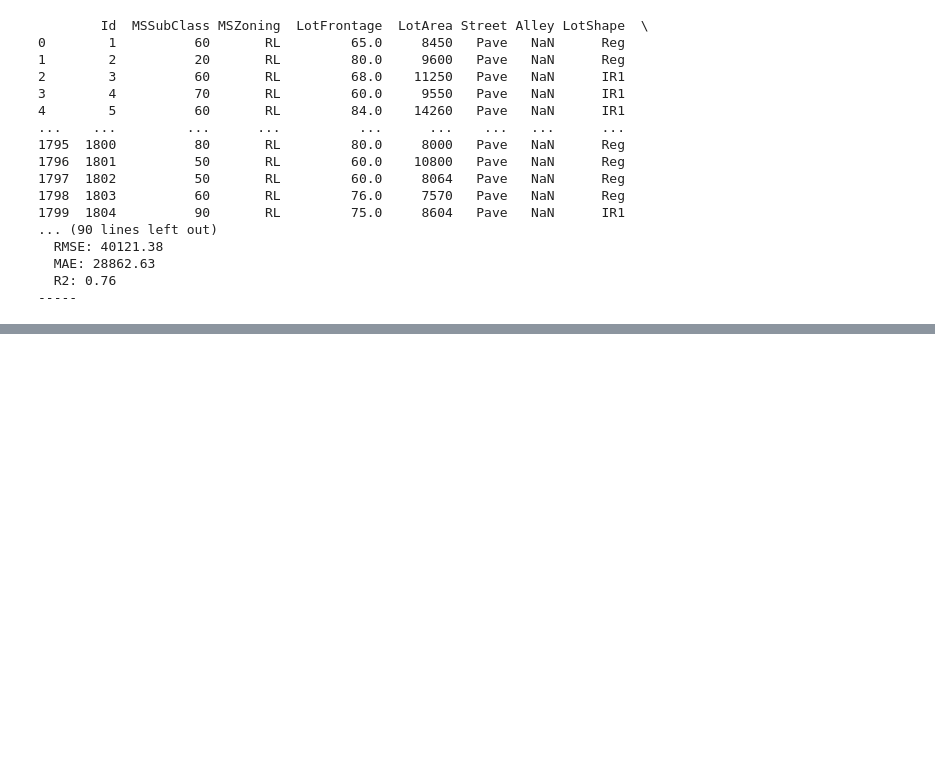
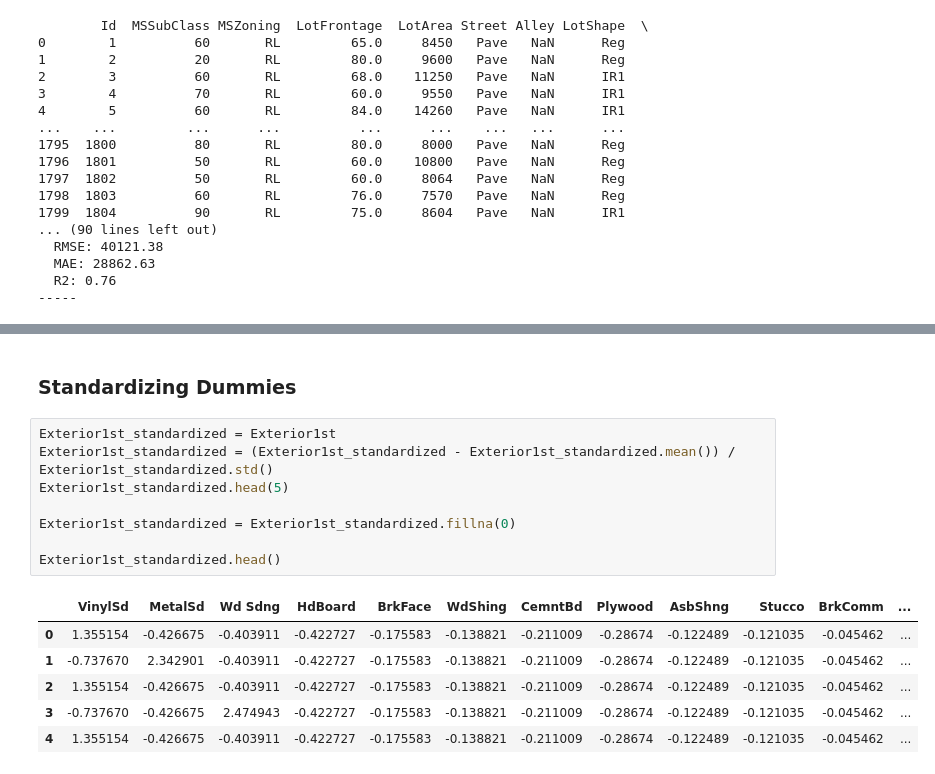
Before and after one commit to kanishsharma/rsm338, a Jupyter notebook: Project 1 - Iowa House Price/Python_regression_results.ipynb, the cells around one changed output, grey strips where cells are left out. Cells and saved outputs as stored; diff of their text form; blank space fills up the shorter version.

```diff
--- a/Project 1 - Iowa House Price/Python_regression_results.ipynb
+++ b/Project 1 - Iowa House Price/Python_regression_results.ipynb
@@ -295,0 +371,17 @@ for key, value in evaluation_results.items():
+# %% [markdown]
+### Standardizing Dummies
+# %%
+Exterior1st_standardized = Exterior1st
+Exterior1st_standardized = (Exterior1st_standardized - Exterior1st_standardized.mean()) / Exterior1st_standardized.std()
+Exterior1st_standardized.head(5)
+
+Exterior1st_standardized = Exterior1st_standardized.fillna(0)
+
+Exterior1st_standardized.head()
+# %% [output]
+|  | VinylSd | MetalSd | Wd Sdng | HdBoard | BrkFace | WdShing | CemntBd | Plywood | AsbShng | Stucco | BrkComm | ... |
+| 0 | 1.355154 | -0.426675 | -0.403911 | -0.422727 | -0.175583 | -0.138821 | -0.211009 | -0.28674 | -0.122489 | -0.121035 | -0.045462 | ... |
+| 1 | -0.737670 | 2.342901 | -0.403911 | -0.422727 | -0.175583 | -0.138821 | -0.211009 | -0.28674 | -0.122489 | -0.121035 | -0.045462 | ... |
+| 2 | 1.355154 | -0.426675 | -0.403911 | -0.422727 | -0.175583 | -0.138821 | -0.211009 | -0.28674 | -0.122489 | -0.121035 | -0.045462 | ... |
+| 3 | -0.737670 | -0.426675 | 2.474943 | -0.422727 | -0.175583 | -0.138821 | -0.211009 | -0.28674 | -0.122489 | -0.121035 | -0.045462 | ... |
+| 4 | 1.355154 | -0.426675 | -0.403911 | -0.422727 | -0.175583 | -0.138821 | -0.211009 | -0.28674 | -0.122489 | -0.121035 | -0.045462 | ... |
```
Also changed, not shown: parts of 27 cells of this notebook.
